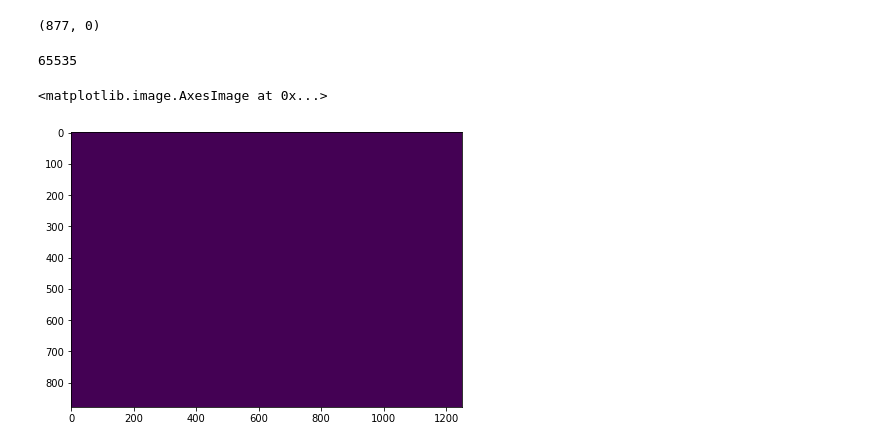
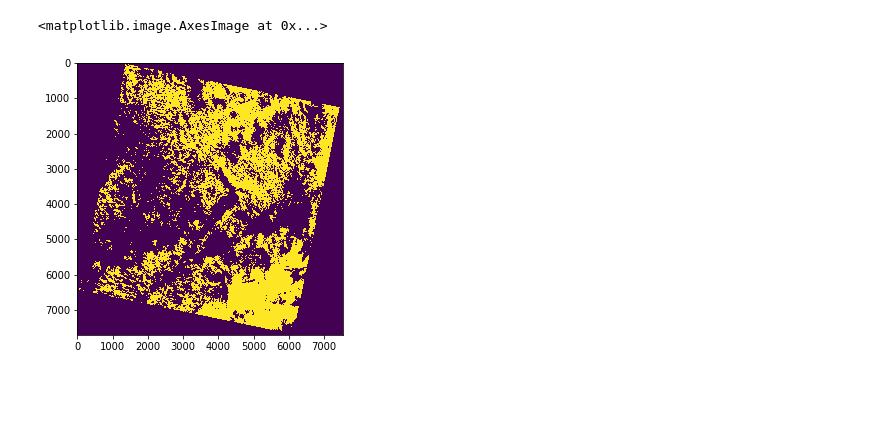
Before and after one commit to Hydroviet/Landsat-Imagery, a Jupyter notebook: BQA_Simulator.ipynb, the cells around one changed output. Drawn from its saved outputs; the diff is of its cells as text; code cells hidden in the pictures; blank space fills up the shorter version.

Commit message:
Updated Find the most similar water body

```diff
--- a/BQA_Simulator.ipynb
+++ b/BQA_Simulator.ipynb
@@ -10,5 +10,5 @@ from matplotlib import pyplot as plt
 # %%
 vn_reservoirs_path = 'vnreservoirs/VN_Reservoirs.shp'
 df = gpd.read_file(vn_reservoirs_path)
-plt.rcParams['figure.figsize'] = 7,7
+plt.rcParams['figure.figsize'] = 5,5
 ho_tri_an = df[df.AREA_SKM == 277.4]
@@ -34,22 +20,12 @@ pyplot.imshow(bqa)
-# %%
-for x in range(bqa.shape[0]):
-    for y in range(bqa.shape[1]):
-        if (bqa[x, y] != 65553):
-            break
-x, y
-# %% [output]
-(877, 0)
-# %%
-bqa[877, 1249]
-# %% [output]
-65535
-# %%
-count = 0
-_bqa = bqa
-for x in range(_bqa.shape[0]):
-    for y in range(_bqa.shape[1]):
-        _bqa[x,y] = (1 if (_bqa[x,y] == 16) or (_bqa[x,y] == 32) else -1)
-pyplot.imshow(_bqa)
-# %% [output]
-<matplotlib.image.AxesImage at 0x...>
-[figure, removed]
+# %%
+# landsat_title = 'LC08_L1TP_124052_20170311_20170317_01_T1'
+landsat_title = 'LC08_L1TP_124052_20170530_20170615_01_T1'
+geoTiffPath = 'Landsat8/' + landsat_title + '/' + landsat_title + '_BQA.TIF'
+masker = LandsatMasker(geoTiffPath, collection=0)
+conf = LandsatConfidence.high
+
+mask_water = masker.get_water_mask(2)
+pyplot.imshow(mask_water)
+# %% [output]
+<matplotlib.image.AxesImage at 0x...>
+[figure, added]
```
Also changed, not shown: parts of 7 cells of this notebook, 2 other files.
